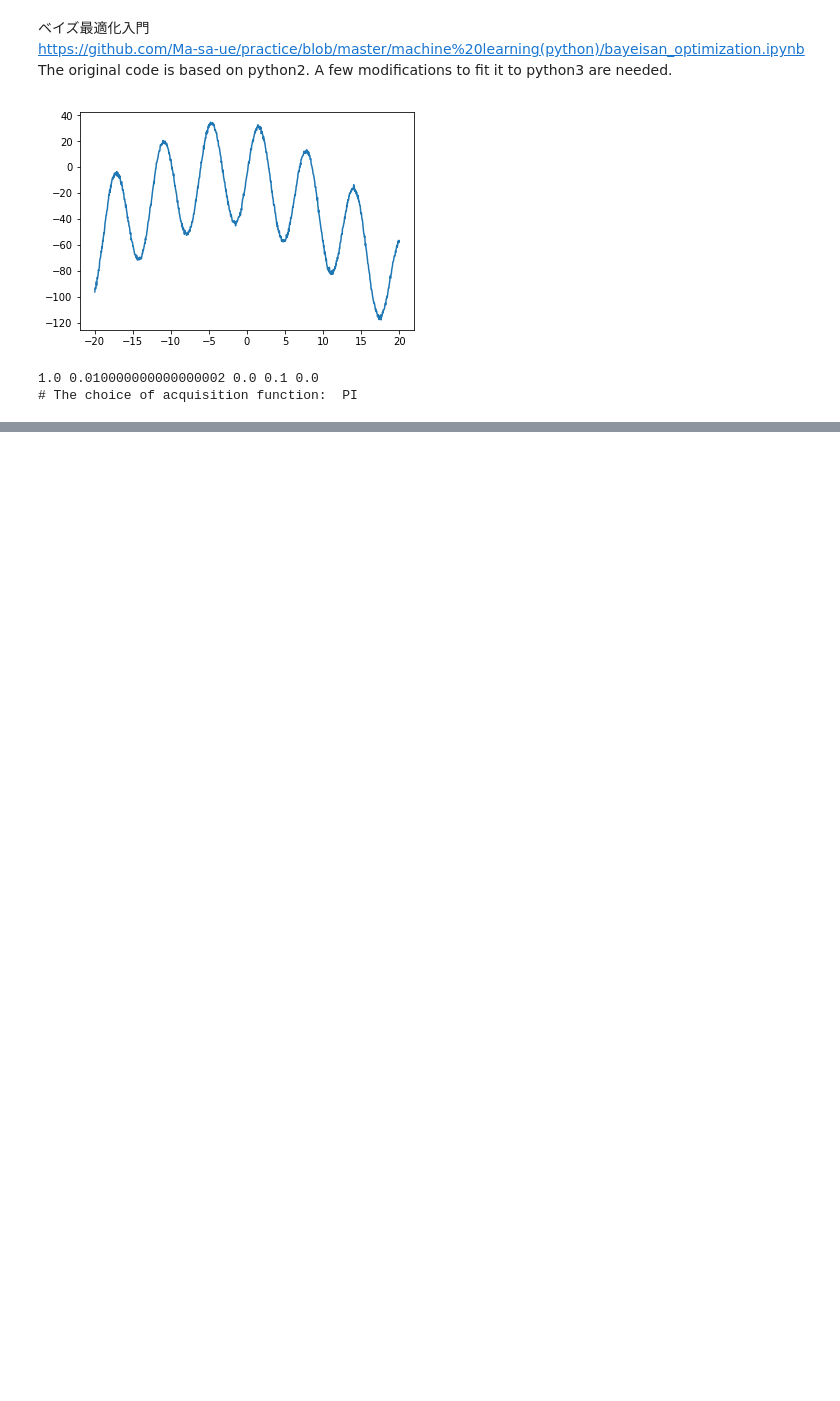
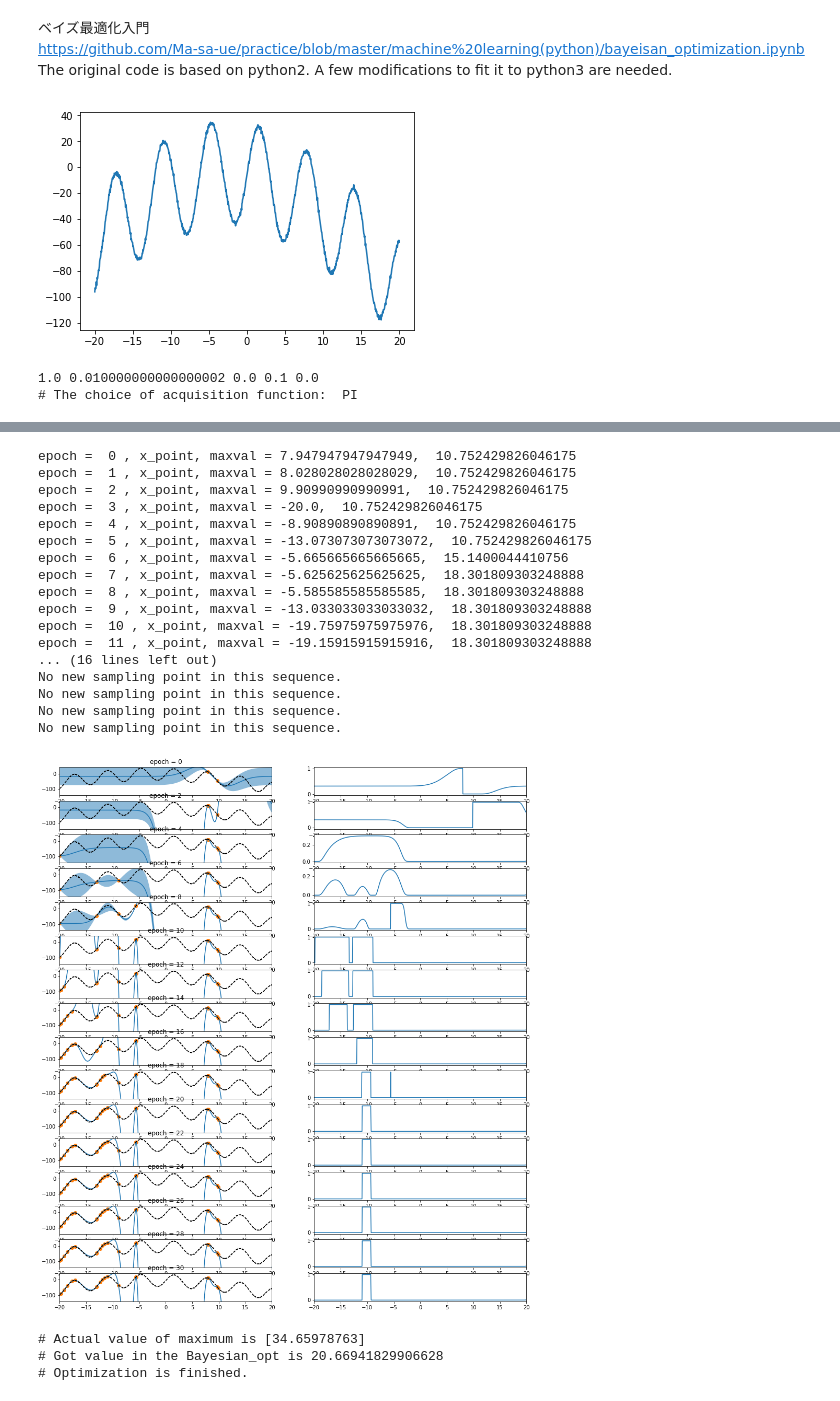
Before and after one commit to Yasushi-Shinohara/GPR_Note, a Jupyter notebook: Project2/Bopt_PI.ipynb, the cells around one changed output, grey strips where cells are left out. Drawn from its saved outputs; the diff is of its cells as text; code cells hidden in the pictures; blank space fills up the shorter version.

```diff
--- a/Project2/Bopt_PI.ipynb
+++ b/Project2/Bopt_PI.ipynb
@@ -11,20 +11,18 @@ import matplotlib.pyplot as plt
 np.random.seed(seed=123)
 # %%
 #Define data, supervised data
-def target_func(x):
-    return 40.0*np.sin(x/1.0) - (0.3*(x+6.0))**2 - (0.2*(x-4.0))**2 - 1.0*np.abs(x+2.0) + np.random.normal(0,1,1)
+def x2y(x):
+    f = 40.0*np.sin(x/1.0) - (0.3*(x+6.0))**2 - (0.2*(x-4.0))**2 - 1.0*np.abs(x+2.0) + np.random.normal(0,1,1)
+    return f
 #
 xmin = -20
 xmax = 20
 Nx = 1000
 x = np.linspace(xmin, xmax, Nx)
-z = list(map(target_func,x)) #for python3
-z = np.array(z)
-plt.plot(x, z) #### plot true data
+y = list(map(x2y,x)) #for python3
+y = np.array(y)
+plt.plot(x, y) #### plot true data
 plt.show()
-def generate_sample(xval):
-    xid = np.argmin((x - xval)**2)
-    return z[xid]
 # %% [output]
 [figure]
 # %%
@@ -123,0 +48,42 @@ No new sampling point in this sequence.
+# %%
+#Definition of array as the initial condition
+x_sample_init = np.array([])
+y_sample_init = np.array([])
+Ninitial = 2
+for i in range(Ninitial):
+    x_point = np.random.uniform(xmin,xmax) #Initial point is randomely chosen
+    x_sample_init = np.append(x_sample_init,x_point)
+    y_point = x2y(x_point)
+    y_sample_init = np.append(y_sample_init,y_point)
+#
+Nepoch = 32 #Number of optimization
+nplotevery = Nepoch//16 #Plot the results in every this number
+
+mean, std, x_point, y_point, maxval_list = DO_BO(GPR, BO, x2y, x, x_sample_init, y_sample_init, Nepoch, nplotevery, answer_is_there=True)
+
+plt.figure()
+plt.plot(maxval_list)
+plt.grid()
+plt.show()
+# %% [output]
+epoch =  0 , x_point, maxval = 7.947947947947949,  10.752429826046175
+epoch =  1 , x_point, maxval = 8.028028028028029,  10.752429826046175
+epoch =  2 , x_point, maxval = 9.90990990990991,  10.752429826046175
+epoch =  3 , x_point, maxval = -20.0,  10.752429826046175
+epoch =  4 , x_point, maxval = -8.90890890890891,  10.752429826046175
+epoch =  5 , x_point, maxval = -13.073073073073072,  10.752429826046175
+epoch =  6 , x_point, maxval = -5.665665665665665,  15.1400044410756
+epoch =  7 , x_point, maxval = -5.625625625625625,  18.301809303248888
+epoch =  8 , x_point, maxval = -5.585585585585585,  18.301809303248888
+epoch =  9 , x_point, maxval = -13.033033033033032,  18.301809303248888
+epoch =  10 , x_point, maxval = -19.75975975975976,  18.301809303248888
+epoch =  11 , x_point, maxval = -19.15915915915916,  18.301809303248888
+... (16 lines left out)
+No new sampling point in this sequence.
+No new sampling point in this sequence.
+No new sampling point in this sequence.
+No new sampling point in this sequence.
+[figure, added]
+# Actual value of maximum is [34.65978763]
+# Got value in the Bayesian_opt is 20.66941829906628
+# Optimization is finished.
```
Also changed, not shown: parts of 3 cells of this notebook, 3 other files.
